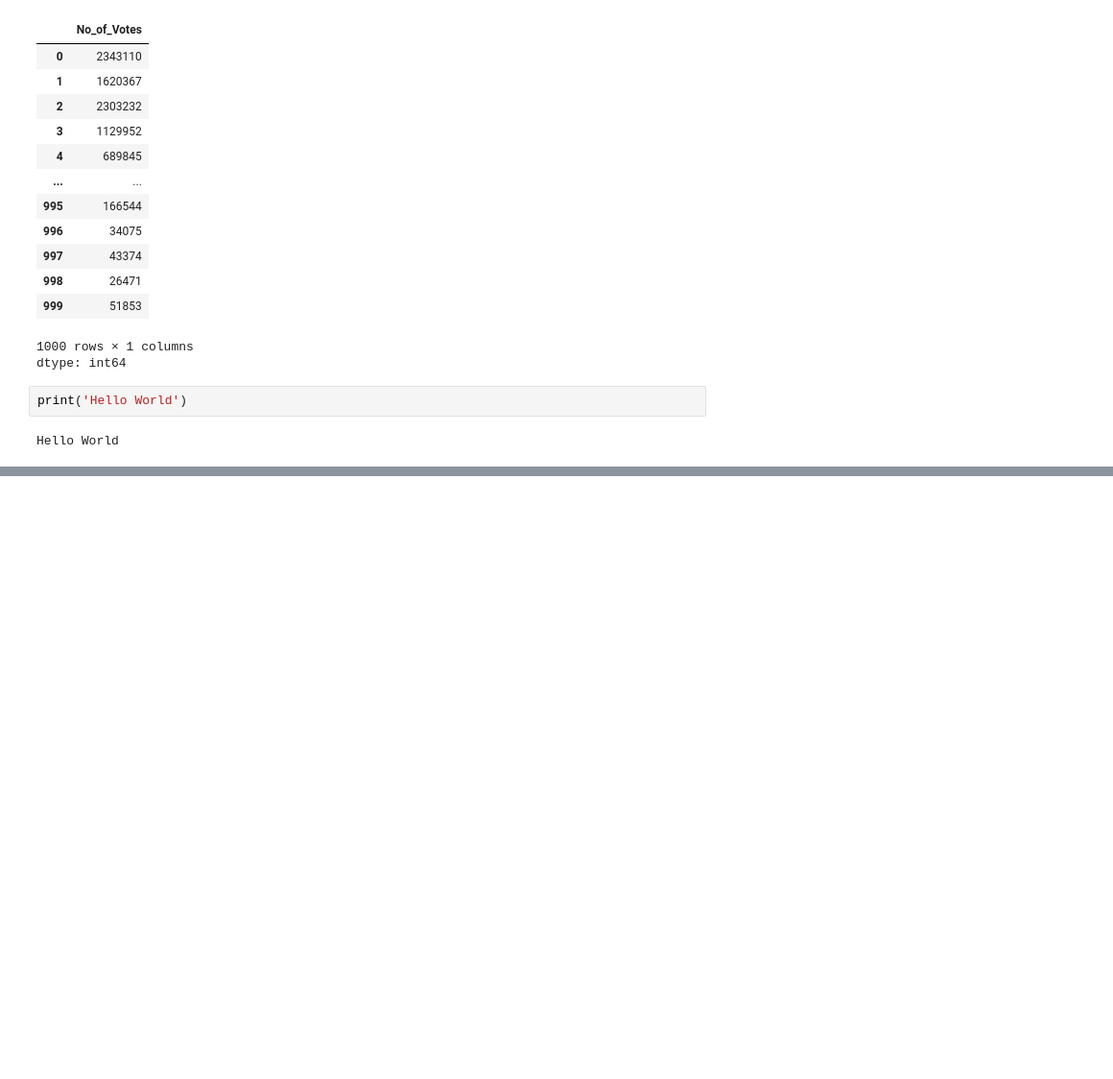
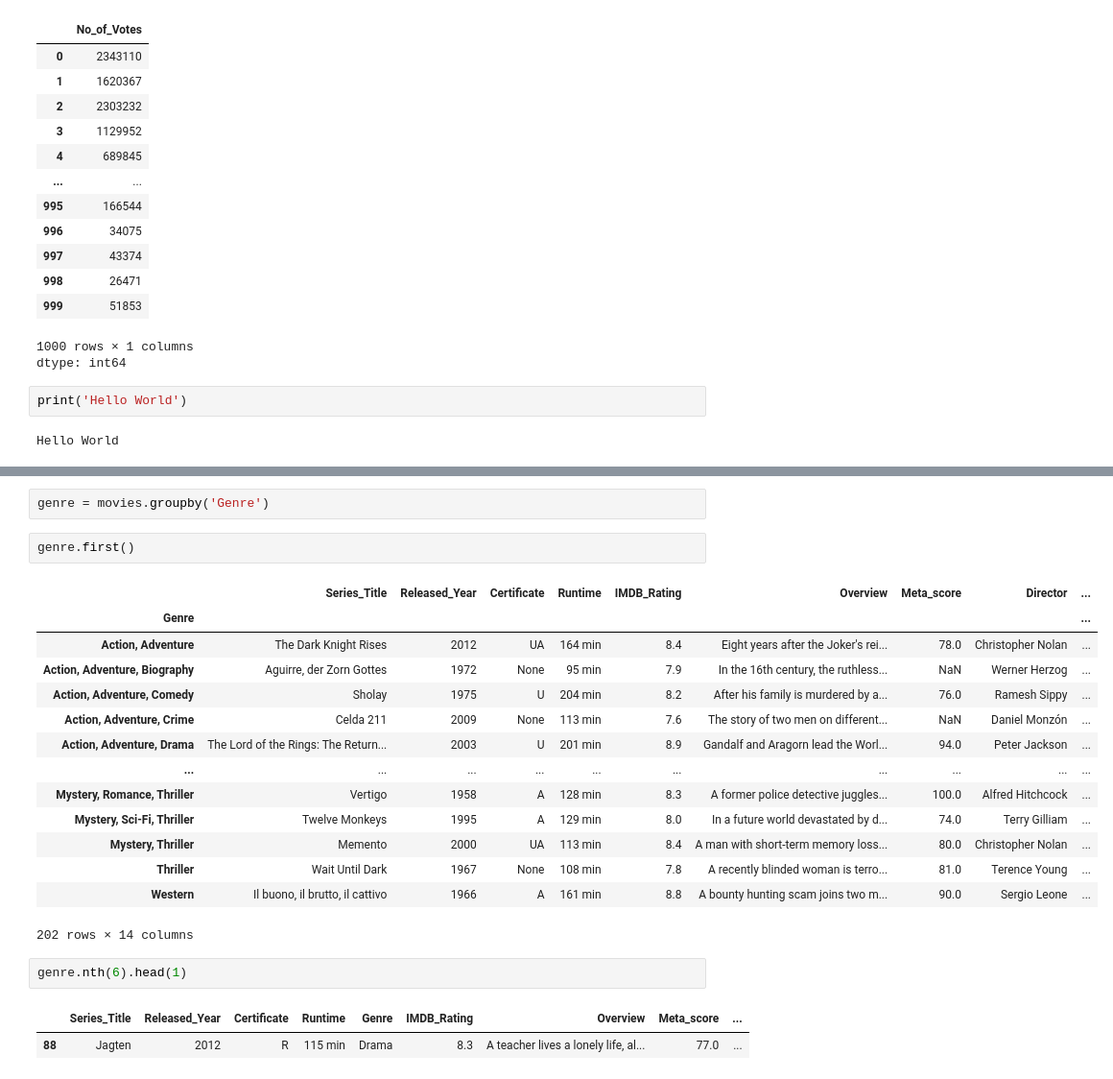
Before and after one commit to raj-coding1/EdaAnalysis, a Jupyter notebook: EDA_imdb.ipynb, the cells around one changed output, grey strips where cells are left out. Shown at 96% size. Cells and saved outputs as stored; diff of their text form; blank space fills up the shorter version.

```diff
--- a/EDA_imdb.ipynb
+++ b/EDA_imdb.ipynb
@@ -201,0 +306,24 @@ Hello World
+# %%
+genre = movies.groupby('Genre')
+# %%
+genre.first()
+# %% [output]
+|  | Series_Title | Released_Year | Certificate | Runtime | IMDB_Rating | Overview | Meta_score | Director | ... |
+| Genre |  |  |  |  |  |  |  |  | ... |
+| Action, Adventure | The Dark Knight Rises | 2012 | UA | 164 min | 8.4 | Eight years after the Joker's rei... | 78.0 | Christopher Nolan | ... |
+| Action, Adventure, Biography | Aguirre, der Zorn Gottes | 1972 | None | 95 min | 7.9 | In the 16th century, the ruthless... | NaN | Werner Herzog | ... |
+| Action, Adventure, Comedy | Sholay | 1975 | U | 204 min | 8.2 | After his family is murdered by a... | 76.0 | Ramesh Sippy | ... |
+| Action, Adventure, Crime | Celda 211 | 2009 | None | 113 min | 7.6 | The story of two men on different... | NaN | Daniel Monzón | ... |
+| Action, Adventure, Drama | The Lord of the Rings: The Return... | 2003 | U | 201 min | 8.9 | Gandalf and Aragorn lead the Worl... | 94.0 | Peter Jackson | ... |
+| ... | ... | ... | ... | ... | ... | ... | ... | ... | ... |
+| Mystery, Romance, Thriller | Vertigo | 1958 | A | 128 min | 8.3 | A former police detective juggles... | 100.0 | Alfred Hitchcock | ... |
+| Mystery, Sci-Fi, Thriller | Twelve Monkeys | 1995 | A | 129 min | 8.0 | In a future world devastated by d... | 74.0 | Terry Gilliam | ... |
+| Mystery, Thriller | Memento | 2000 | UA | 113 min | 8.4 | A man with short-term memory loss... | 80.0 | Christopher Nolan | ... |
+| Thriller | Wait Until Dark | 1967 | None | 108 min | 7.8 | A recently blinded woman is terro... | 81.0 | Terence Young | ... |
+| Western | Il buono, il brutto, il cattivo | 1966 | A | 161 min | 8.8 | A bounty hunting scam joins two m... | 90.0 | Sergio Leone | ... |
+202 rows × 14 columns
+# %%
+genre.nth(6).head(1)
+# %% [output]
+|  | Series_Title | Released_Year | Certificate | Runtime | Genre | IMDB_Rating | Overview | Meta_score | ... |
+| 88 | Jagten | 2012 | R | 115 min | Drama | 8.3 | A teacher lives a lonely life, al... | 77.0 | ... |
```
Also changed, not shown: parts of 29 cells of this notebook.
